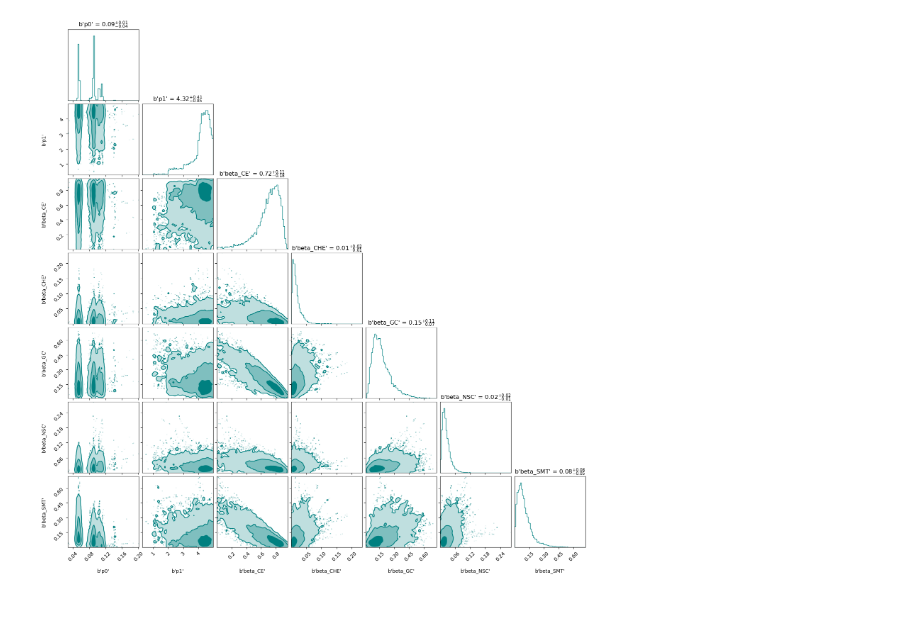
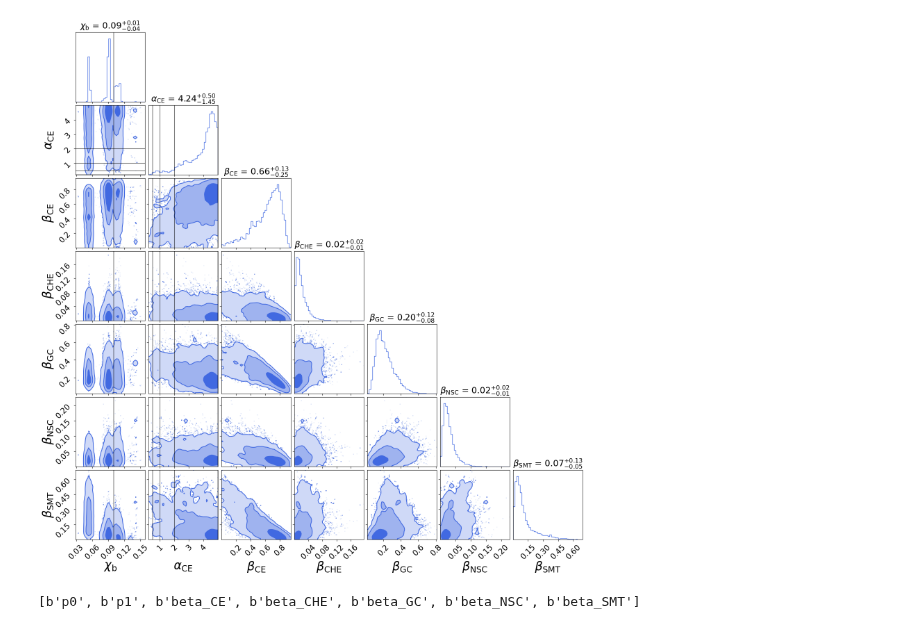
Before and after one commit to scolloms/AMAZE_model_selection, a Jupyter notebook: rns/postsample_analyses_continu.ipynb, the cells around one changed output. Cells and saved outputs as stored; diff of their text form; code cells hidden in the pictures.

```diff
--- a/rns/postsample_analyses_continu.ipynb
+++ b/rns/postsample_analyses_continu.ipynb
@@ -30,9 +40,17 @@ np.mean(chi_b_samps)
 # %%
 #relative samples in each alpha
+plt.rcParams.update({'font.size': 20})
+fig = plt.figure(figsize=(8,5))
+
 alpha_samps = list(flow_file['model_selection']['samples']['block0_values'][:,1])
 
-plt.hist(alpha_samps, density=True, label='flow', bins=20)
-plt.xlabel('alpha_CE')
-plt.legend()
+plt.hist(alpha_samps, density=True, label='flow', color='royalblue', bins=20)
+for a in alpha:
+    plt.vlines(a, 0, 0.8, color='black', alpha=0.5)
+plt.ylim(0,0.8)
+plt.xlim(0,5)
+label = '$\alpha_{\mathrm{CE}}$'
+plt.xlabel(r'$\alpha_{\mathrm{CE}}$')
+plt.ylabel(r'p($\alpha_{\mathrm{CE}}$)')
 #plt.savefig('/Users/stormcolloms/Documents/PhD/Project_work/AMAZE_model_selection/rns/Flows_140224_regularisation/plots/alpha_flow_KDEcomp.pdf')
 # %% [output]
@@ -45,39 +61,38 @@ np.mean(alpha_samps)
 # %%
 #corner plots of betas
 branching_fracs = np.array(flow_file['model_selection']['samples']['block0_values'])
+plt.rcParams.update({'font.size': 16})
+
 
 corner_kwargs = dict(
-    bins=64,
+    bins=40,
     smooth=0.9,
-    color="teal",
+    color="royalblue",
     #quantiles=[0.16, 0.84],
     levels=(1 - np.exp(-0.5), 1 - np.exp(-2), 1 - np.exp(-9 / 2.0)),
     plot_density=True,
     plot_datapoints=True,
     fill_contours=True,
     show_titles=True,
     hist_kwargs=dict(density=True),
-    labels=list(flow_file['model_selection']['samples']['block0_items']),
+    label_kwargs=dict(fontsize=25),
+    title_kwargs=dict(fontsize=18),
+    labels=[r'$\chi_\mathrm{b}$', r'$\alpha_{\mathrm{CE}}$',r'$\beta_{\mathrm{CE}}$',r'$\beta_{\mathrm{CHE}}$',r'$\beta_{\mathrm{GC}}$',r'$\beta_{\mathrm{NSC}}$',r'$\beta_{\mathrm{SMT}}$'],
     #range = [(0.,.5),(0.,5.),(0.,.99),(0.,.99),(0.,.99),(0.,.99),(0.,.99)]
-)
-
-corner_kwargs_kde = dict(
-    bins=64,
-    smooth=0.9,
-    color="purple",
-    #quantiles=[0.16, 0.84],
-    levels=(1 - np.exp(-0.5), 1 - np.exp(-2), 1 - np.exp(-9 / 2.0)),
-    plot_density=True,
-    plot_datapoints=True,
-    fill_contours=True,
-    show_titles=True,
-    hist_kwargs=dict(density=True),
-    labels=list(flow_file['model_selection']['samples']['block0_items']),
 )
 
 #kwargs = deepcopy(corner_kwargs)
 fig_data = corner.corner(branching_fracs, **corner_kwargs)
+for xb in chi_b:
+    corner.overplot_lines(fig_data, [xb, None, None, None, None, None, None], color='black', alpha=0.5)
+
+for a in alpha:
+    corner.overplot_lines(fig_data, [None, a, None, None, None, None, None], color='black', alpha=0.5)
 #fig_data = corner.corner(dirichlet.pdf(np.ones(5)*0.2, np.ones(5)), fig=fig_data, **corner_kwargs_kde)
 #fig_data.savefig('/Users/stormcolloms/Documents/PhD/Project_work/AMAZE_model_selection/rns/Flows_140224_regularisation/plots/BFs_flow_KDEcomp.pdf')
 # %% [output]
-[figure, old version]
+[figure, new version]
+# %%
+list(flow_file['model_selection']['samples']['block0_items'])
+# %% [output]
+[b'p0', b'p1', b'beta_CE', b'beta_CHE', b'beta_GC', b'beta_NSC', b'beta_SMT']
```
Also changed, not shown: parts of 9 cells of this notebook.
